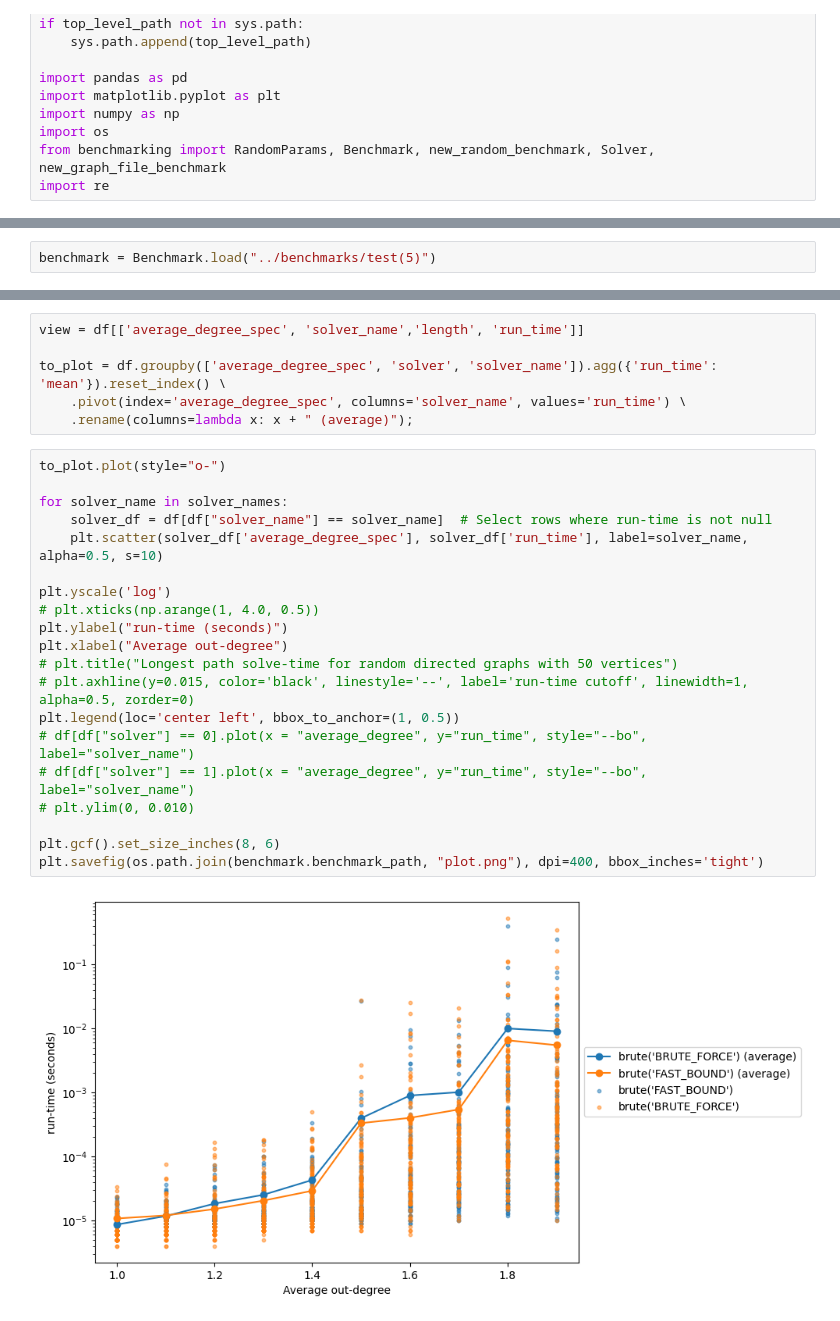
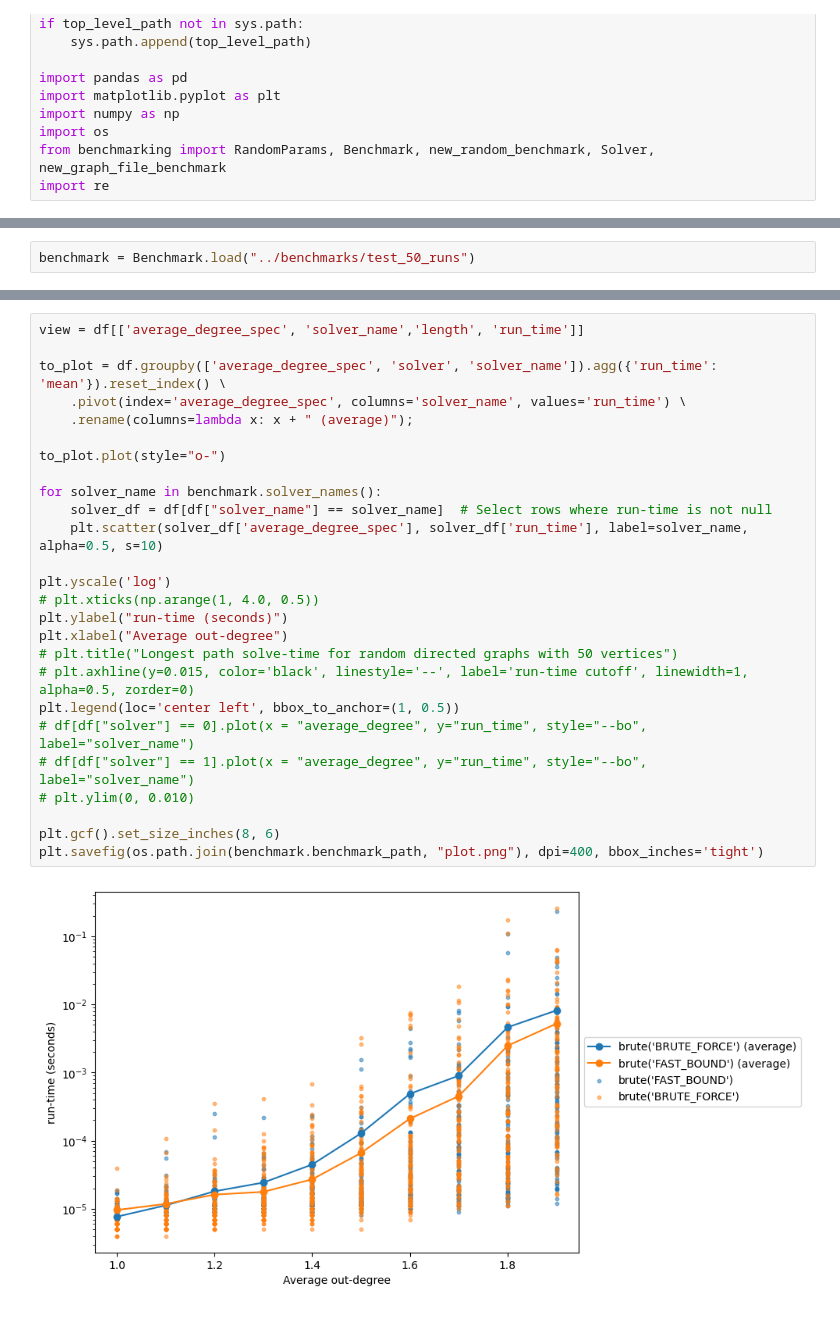
Before and after one commit to blinkybool/LongestPath, a Jupyter notebook: notebooks/benchmarking_average_degree.ipynb, the cells around one changed output, grey strips where cells are left out. Drawn from its saved outputs; the diff is of its cells as text.

```diff
--- a/notebooks/benchmarking_average_degree.ipynb
+++ b/notebooks/benchmarking_average_degree.ipynb
@@ -37,5 +37,5 @@ benchmark.benchmark_path
 # %%
-benchmark = Benchmark.load("../benchmarks/test(5)")
+benchmark = Benchmark.load("../benchmarks/test_50_runs")
 # %%
 benchmark.run(retryFailures=False, timeout=10)
 # %% [output]
@@ -97,31 +97,31 @@ dtype: object
-# %%
-view = df[['average_degree_spec', 'solver_name','length', 'run_time']]
-
-to_plot = df.groupby(['average_degree_spec', 'solver', 'solver_name']).agg({'run_time': 'mean'}).reset_index() \
-    .pivot(index='average_degree_spec', columns='solver_name', values='run_time') \
-    .rename(columns=lambda x: x + " (average)");
 # %%
+view = df[['average_degree_spec', 'solver_name','length', 'run_time']]
+
+to_plot = df.groupby(['average_degree_spec', 'solver', 'solver_name']).agg({'run_time': 'mean'}).reset_index() \
+    .pivot(index='average_degree_spec', columns='solver_name', values='run_time') \
+    .rename(columns=lambda x: x + " (average)");
+
 to_plot.plot(style="o-")
 
-for solver_name in solver_names:
+for solver_name in benchmark.solver_names():
     solver_df = df[df["solver_name"] == solver_name]  # Select rows where run-time is not null
     plt.scatter(solver_df['average_degree_spec'], solver_df['run_time'], label=solver_name, alpha=0.5, s=10)
 
 plt.yscale('log')
 # plt.xticks(np.arange(1, 4.0, 0.5))
 plt.ylabel("run-time (seconds)")
 plt.xlabel("Average out-degree")
 # plt.title("Longest path solve-time for random directed graphs with 50 vertices")
 # plt.axhline(y=0.015, color='black', linestyle='--', label='run-time cutoff', linewidth=1, alpha=0.5, zorder=0)
 plt.legend(loc='center left', bbox_to_anchor=(1, 0.5))
 # df[df["solver"] == 0].plot(x = "average_degree", y="run_time", style="--bo", label="solver_name")
 # df[df["solver"] == 1].plot(x = "average_degree", y="run_time", style="--bo", label="solver_name")
 # plt.ylim(0, 0.010)
 
 plt.gcf().set_size_inches(8, 6)
 plt.savefig(os.path.join(benchmark.benchmark_path, "plot.png"), dpi=400, bbox_inches='tight')
 # %% [output]
-[figure, old version]
+[figure, new version]
 # %%
 df[df["average_out_degree"] > 2]
 # %% [output]
```
Also changed, not shown: parts of 11 cells of this notebook, 2 other files.
